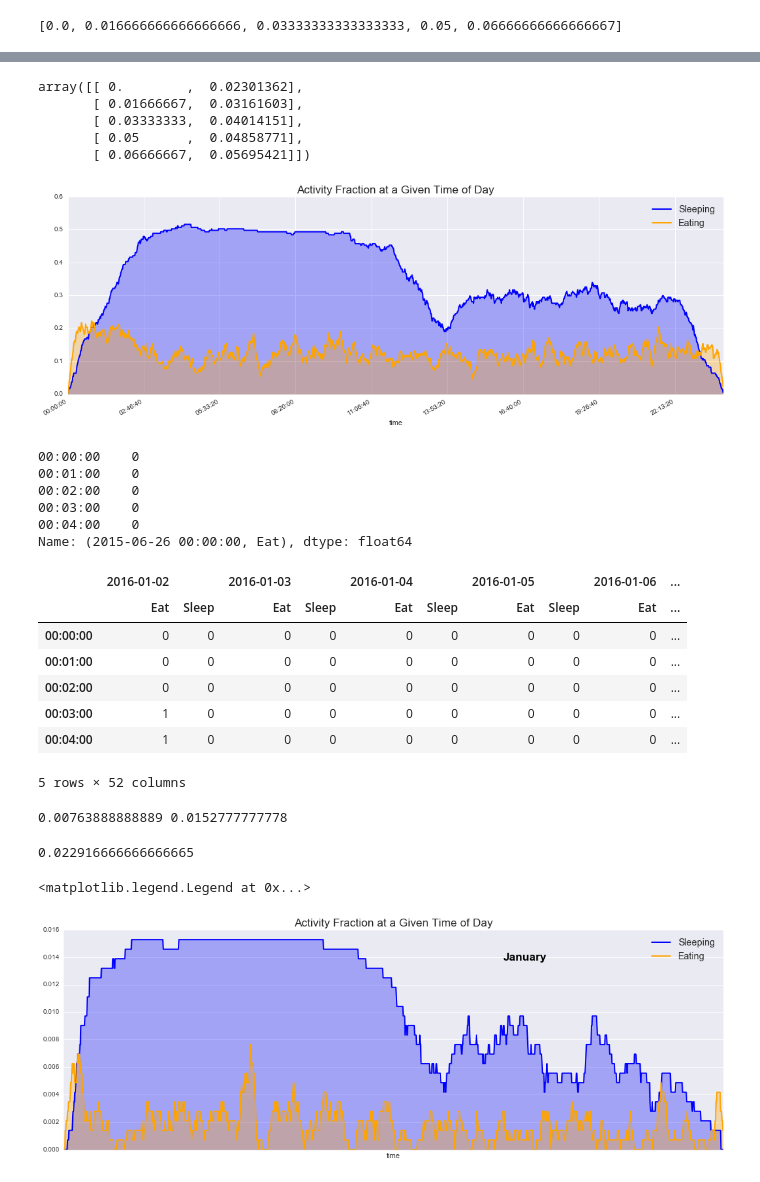
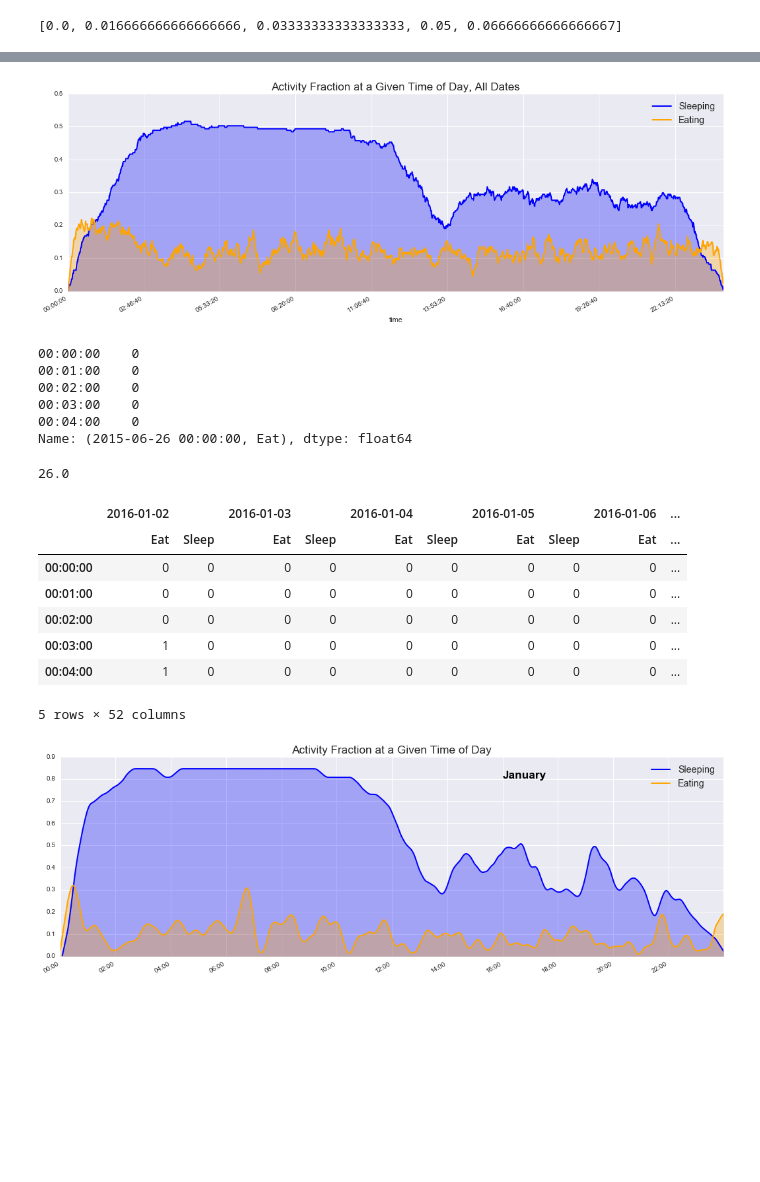
Before and after one commit to randirl17/FeedingTimes, a Jupyter notebook: Day24hr.ipynb, the cells around one changed output, grey strips where cells are left out. Drawn from its saved outputs; the diff is of its cells as text; code cells hidden in the pictures; blank space fills up the shorter version.

Commit message:
finished monthly plots, made .py munge files

```diff
--- a/Day24hr.ipynb
+++ b/Day24hr.ipynb
@@ -235 +205,5 @@ for i,dtinfo in enumerate(df.time):
+# %%
+ts = pd.read_csv('NursingData_clean_ts.csv')
+eats = pd.read_csv('NursingData_clean_tsE.csv')
+sleeps = pd.read_csv('NursingData_clean_tsS.csv')
 # %%
@@ -279,8 +254,0 @@ fig.autofmt_xdate()
-# %%
-filtered[:5]
-# %% [output]
-array([[ 0.        ,  0.02301362],
-       [ 0.01666667,  0.03161603],
-       [ 0.03333333,  0.04014151],
-       [ 0.05      ,  0.04858771],
-       [ 0.06666667,  0.05695421]])
@@ -290,16 +256,16 @@ sleeps = ts.xs('Sleep',level=1,axis=1)
 fig = plt.figure(figsize=(18,6))
 ax = fig.add_subplot(111)
 
-ax.plot(ts.index,sleeps.sum(axis=1)/len(datearr),'b',linewidth=2,label='Sleeping')
+ax.plot(timeind,sleeps.sum(axis=1)/len(datearr),'b',linewidth=2,label='Sleeping')
 ax.fill_between(ts.index, 0, sleeps.sum(axis=1)/len(datearr),alpha=0.3,facecolor='b')
 ax.plot(ts.index,eats.sum(axis=1)/len(datearr),'orange',linewidth=2,label='Eating')
 ax.fill_between(ts.index, 0, eats.sum(axis=1)/len(datearr),alpha=0.3,facecolor='orange')
 #filtered = lowess(sleeps.sum(axis=1)/len(datearr), xtime, is_sorted=True, frac=0.025, it=0)
 #ax.plot(ts.index, filtered[:,1], 'r',linewidth=2)
 ax.set_xlim(0,'23:59:59')
-ax.set_title('Activity Fraction at a Given Time of Day',fontsize='xx-large')
+ax.set_title('Activity Fraction at a Given Time of Day, All Dates',fontsize='xx-large')
 ax.legend(fontsize='x-large')
 fig.autofmt_xdate()
 # %% [output]
-[figure, old version]
+[figure, new version]
 # %%
@@ -323,8 +290,14 @@ for ans in mocheck:
     moflag.append(ans)
 
 onemo = ts.loc[:,moflag]
+print(len(onemo.columns)/2)
+
+sleepy = onemo.xs('Sleep',level=1,axis=1).sum(axis=1)/(len(onemo.columns)/2)
+eaty = onemo.xs('Eat',level=1,axis=1).sum(axis=1)/(len(onemo.columns)/2)
+
 onemo.head()
 # %% [output]
+26.0
 |  | 2016-01-02 |  | 2016-01-03 |  | 2016-01-04 |  | 2016-01-05 |  | 2016-01-06 | ... |
 |  | Eat | Sleep | Eat | Sleep | Eat | Sleep | Eat | Sleep | Eat | ... |
 | 00:00:00 | 0 | 0 | 0 | 0 | 0 | 0 | 0 | 0 | 0 | ... |
@@ -332,33 +305,35 @@ onemo.head()
 | 00:02:00 | 0 | 0 | 0 | 0 | 0 | 0 | 0 | 0 | 0 | ... |
 | 00:03:00 | 1 | 0 | 0 | 0 | 0 | 0 | 0 | 0 | 0 | ... |
 | 00:04:00 | 1 | 0 | 0 | 0 | 0 | 0 | 0 | 0 | 0 | ... |
-5 rows × 52 columns
+5 rows × 52 columns
-# %%
-sleepy = onemo.xs('Sleep',level=1,axis=1).sum(axis=1)/len(onemo)
-eaty = onemo.xs('Eat',level=1,axis=1).sum(axis=1)/len(onemo)
-# %%
-print(max(eaty),max(sleepy))
-max(max(eaty+sleepy)
-# %% [output]
-0.00763888888889 0.0152777777778
-0.022916666666666665
 # %%
 fig = plt.figure(figsize=(18,6))
 ax = fig.add_subplot(111)
 
-ax.plot(ts.index,sleepy,'b',linewidth=2,label='Sleeping')
-ax.fill_between(ts.index, 0, sleepy,alpha=0.3,facecolor='b')
-ax.plot(ts.index,eaty,'orange',linewidth=2,label='Eating')
-ax.fill_between(ts.index, 0, eaty,alpha=0.3,facecolor='orange')
-#filtered = lowess(sleeps.sum(axis=1)/len(datearr), xtime, is_sorted=True, frac=0.025, it=0)
-#ax.plot(ts.index, filtered[:,1], 'r',linewidth=2)
-ax.xaxis.set_major_locator(mdates.HourLocator(interval=2))
-#ax.xaxis.set_major_formatter(mdates.DateFormatter('%H:%M'))
-ax.set_xlim(0,'23:59:59')
+####Plot Sleep
+filtereds = lowess(sleepy, xtime, is_sorted=True, frac=0.025, it=0)
+ax.plot(timeind, filtereds[:,1], 'b',linewidth=2,label='Sleeping')
+ax.fill_between(timeind, 0, filtereds[:,1],alpha=0.3,facecolor='b')
+#ax.plot(ts.index,sleepy,'b',linewidth=2,label='Sleeping')
+#ax.fill_between(ts.index, 0, sleepy,alpha=0.3,facecolor='b')
+
+####Plot Eat
+filterede = lowess(eaty, xtime, is_sorted=True, frac=0.025, it=0)
+ax.plot(timeind, filterede[:,1], 'orange',linewidth=2,label='Eating')
+ax.fill_between(timeind, 0, filterede[:,1],alpha=0.3,facecolor='orange')
+#ax.plot(ts.index,eaty,'orange',linewidth=2,label='Eating')
+#ax.fill_between(ts.index, 0, eaty,alpha=0.3,facecolor='orange')
+
+####Axis formatting
+xax = ax.get_xaxis()
+xax.set_major_locator(mdates.HourLocator(byhour=range(0,24,2)))
+xax.set_major_formatter(mdates.DateFormatter('%H:%M'))
 ax.set_title('Activity Fraction at a Given Time of Day',fontsize='xx-large')
-ax.text('16:00',max(max(eaty),max(sleepy))*0.9,motxt,fontsize='xx-large',color='k',fontweight='bold')
+ax.text('16:00',max(max(filterede[:,1]),max(filtereds[:,1]))*0.95,motxt,fontsize='xx-large',color='k',fontweight='bold')
 ax.legend(fontsize='x-large')
-#fig.autofmt_xdate()
+ax.set_ylim(0,0.9)
+fig.autofmt_xdate()
+filename = 'Activity_' + motxt + '.png'
+fig.savefig(filename)
 # %% [output]
-<matplotlib.legend.Legend at 0x...>
-[figure, old version]
+[figure, new version]
```
Also changed, not shown: parts of 20 cells of this notebook, 13 other files.
